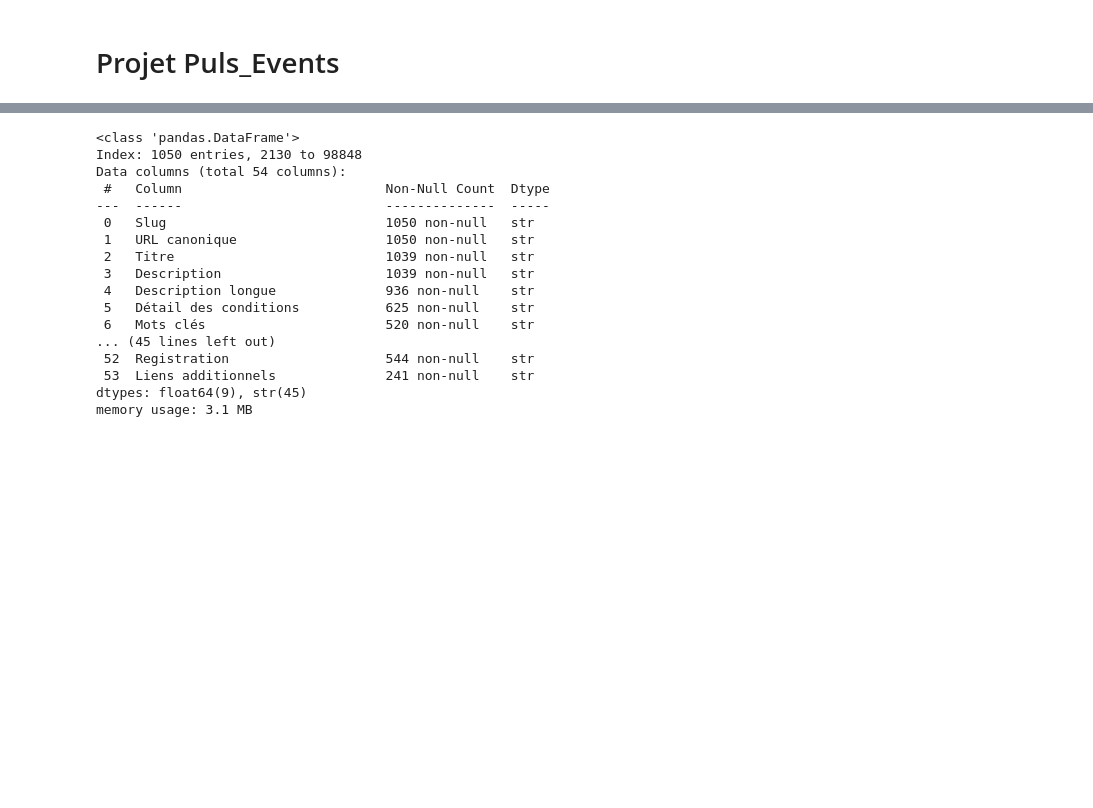
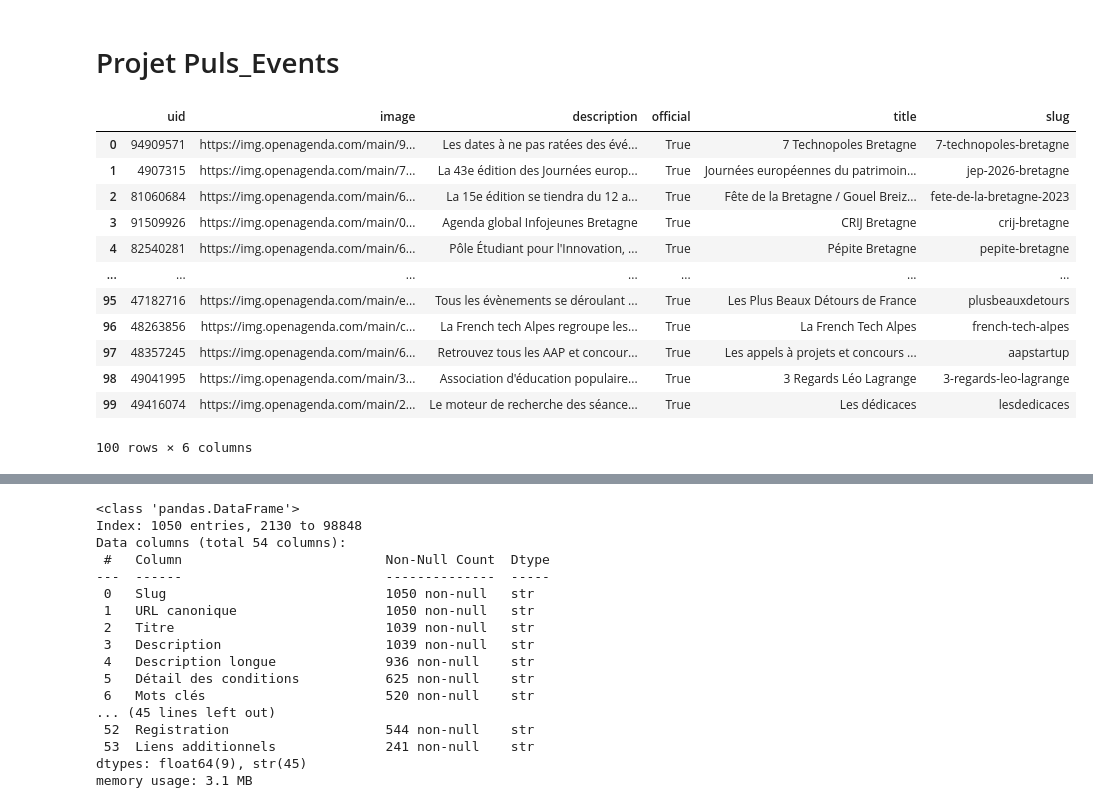
Before and after one commit to ManuHoudin/Puls_Events, a Jupyter notebook: rag_e.ipynb, the cells around one changed output, grey strips where cells are left out. Saved outputs shown, nothing was run; the diff lists cells and outputs as text; code cells hidden in the pictures; blank space fills up the shorter version.

```diff
--- a/rag_e.ipynb
+++ b/rag_e.ipynb
@@ -1,2 +1,51 @@
 # %% [markdown]
 # Projet Puls_Events
+# %%
+# Récupération des données par API
+
+# Récupération des agendas concernés par la région Bretagne via l'API OpenAgenda
+import os
+
+import pandas as pd
+import requests
+from dotenv import load_dotenv
+
+load_dotenv()
+
+API_KEY = os.environ["OPENAGENDA_API_KEY"]
+load_dotenv()
+
+url = "https://api.openagenda.com/v2/agendas"
+
+params = {
+    "search": "Bretagne",
+    "official": 1,
+    "size": 100,
+    "if[]": ["uid", "title", "description", "slug"],
+}
+
+headers = {
+    "key": API_KEY,
+}
+
+response = requests.get(url, params=params, headers=headers, timeout=30)
+response.raise_for_status()
+
+agendas = response.json()["agendas"]
+df_agendas = pd.DataFrame(agendas)
+
+display(df_agendas)
+# %% [output]
+|  | uid | image | description | official | title | slug |
+| 0 | 94909571 | https://img.openagenda.com/main/9... | Les dates à ne pas ratées des évé... | True | 7 Technopoles Bretagne | 7-technopoles-bretagne |
+| 1 | 4907315 | https://img.openagenda.com/main/7... | La 43e édition des Journées europ... | True | Journées européennes du patrimoin... | jep-2026-bretagne |
+| 2 | 81060684 | https://img.openagenda.com/main/6... | La 15e édition se tiendra du 12 a... | True | Fête de la Bretagne / Gouel Breiz... | fete-de-la-bretagne-2023 |
+| 3 | 91509926 | https://img.openagenda.com/main/0... | Agenda global Infojeunes Bretagne | True | CRIJ Bretagne | crij-bretagne |
+| 4 | 82540281 | https://img.openagenda.com/main/6... | Pôle Étudiant pour l'Innovation, ... | True | Pépite Bretagne | pepite-bretagne |
+| ... | ... | ... | ... | ... | ... | ... |
+| 95 | 47182716 | https://img.openagenda.com/main/e... | Tous les évènements se déroulant ... | True | Les Plus Beaux Détours de France | plusbeauxdetours |
+| 96 | 48263856 | https://img.openagenda.com/main/c... | La French tech Alpes regroupe les... | True | La French Tech Alpes | french-tech-alpes |
+| 97 | 48357245 | https://img.openagenda.com/main/6... | Retrouvez tous les AAP et concour... | True | Les appels à projets et concours ... | aapstartup |
+| 98 | 49041995 | https://img.openagenda.com/main/3... | Association d'éducation populaire... | True | 3 Regards Léo Lagrange | 3-regards-leo-lagrange |
+| 99 | 49416074 | https://img.openagenda.com/main/2... | Le moteur de recherche des séance... | True | Les dédicaces | lesdedicaces |
+100 rows × 6 columns
```
Also changed, not shown: parts of 13 cells of this notebook.
